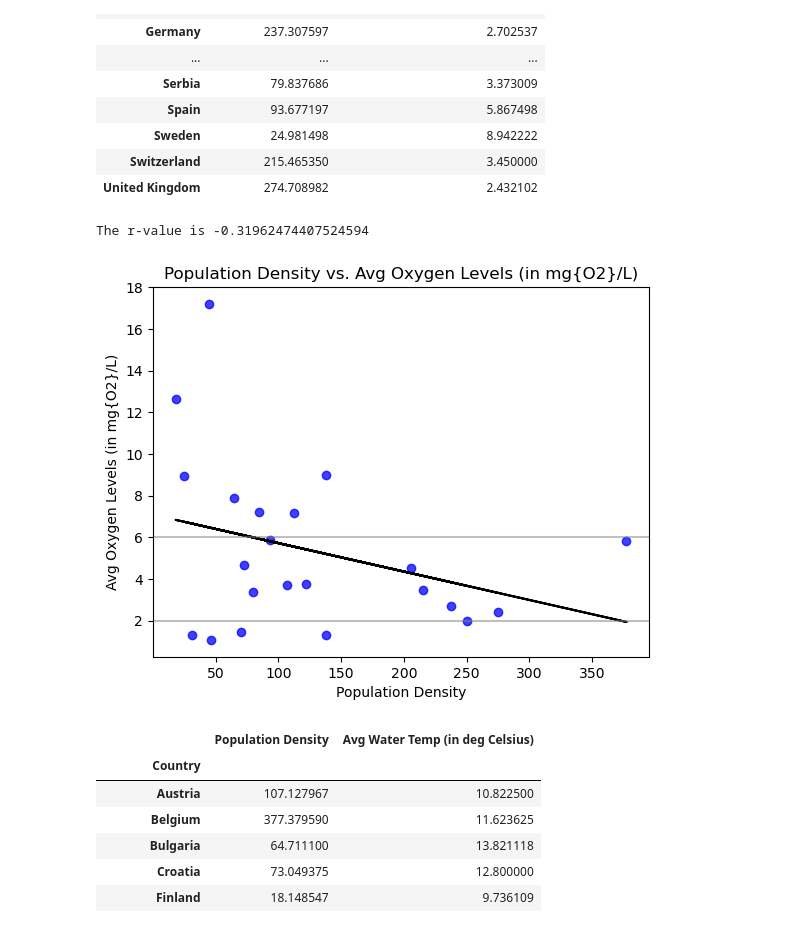
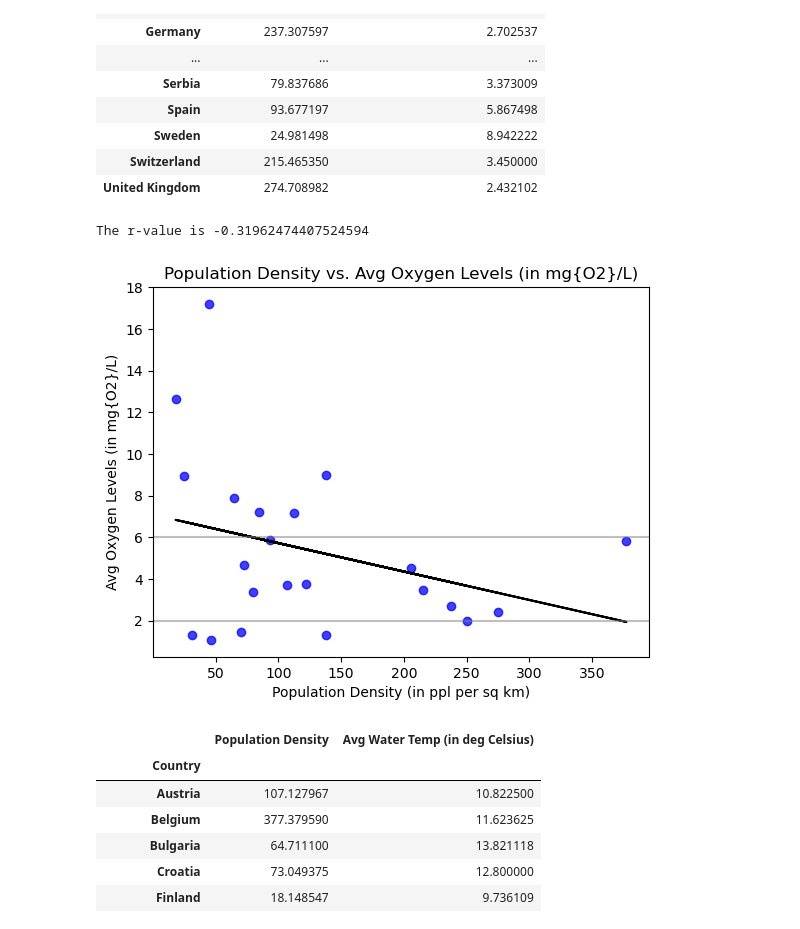
Before and after one commit to zhou0366/UMN_BootCamp_Project1_Group2, a Jupyter notebook: analysis.ipynb, the cells around one changed output. Cells and saved outputs as stored; diff of their text form; code cells hidden in the pictures.

```diff
--- a/analysis.ipynb
+++ b/analysis.ipynb
@@ -59,26 +59,26 @@ oxy_summary
 # %%
 # plot dissolved oxygen vs population density
 (slope, intercept,rvalue, pvalue, stderr) = st.linregress(oxy_summary["Population Density"],oxy_summary["Avg Oxygen Levels (in mg{O2}/L)"])
 regress_oxyvalues = oxy_summary["Population Density"] * slope + intercept
 line_eq = f"y = {round(slope, 2)} x + {round(intercept, 2)}"
 
 #calculate rvalue
 print(f"The r-value is {rvalue}")
 
 #make scatterplot
 x_axis = oxy_summary["Population Density"]
 y_axis = oxy_summary["Avg Oxygen Levels (in mg{O2}/L)"]
 plt.scatter(x_axis, y_axis, marker='o', facecolors='blue', edgecolors='blue', alpha=0.75)
 plt.title('Population Density vs. Avg Oxygen Levels (in mg{O2}/L)')
-plt.xlabel('Population Density')
+plt.xlabel('Population Density (in ppl per sq km)')
 plt.ylabel('Avg Oxygen Levels (in mg{O2}/L)')
 plt.plot(oxy_summary["Population Density"], regress_oxyvalues, color="black")
 plt.axhline(y=6, color="gray", linestyle="-", alpha=0.5)
 plt.axhline(y=2, color='gray', linestyle='-', alpha=0.5)
 plt.show()
 # %% [output]
 The r-value is -0.31962474407524594
-[figure, old version]
+[figure, new version]
 # %%
 # get mean temp per population density
 temp_data = clean.loc[clean["Unit of Measure"] == "Cel", :]
```
Also changed, not shown: parts of 7 cells of this notebook.
